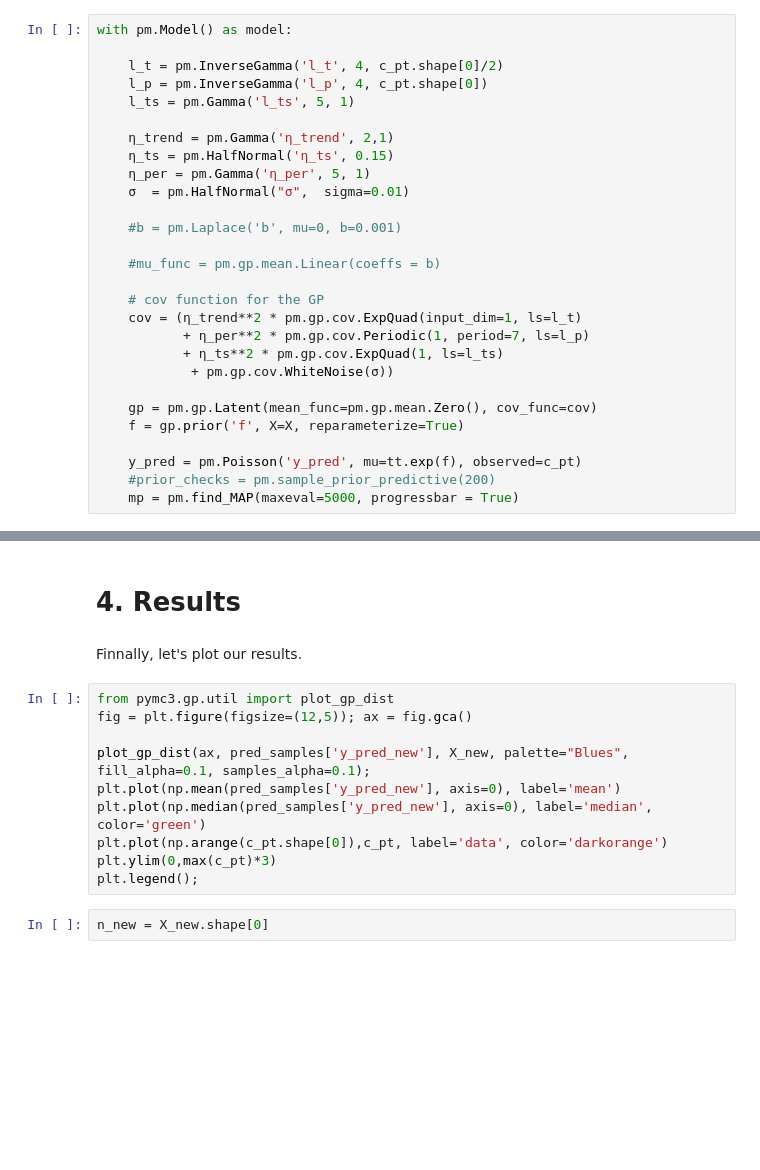
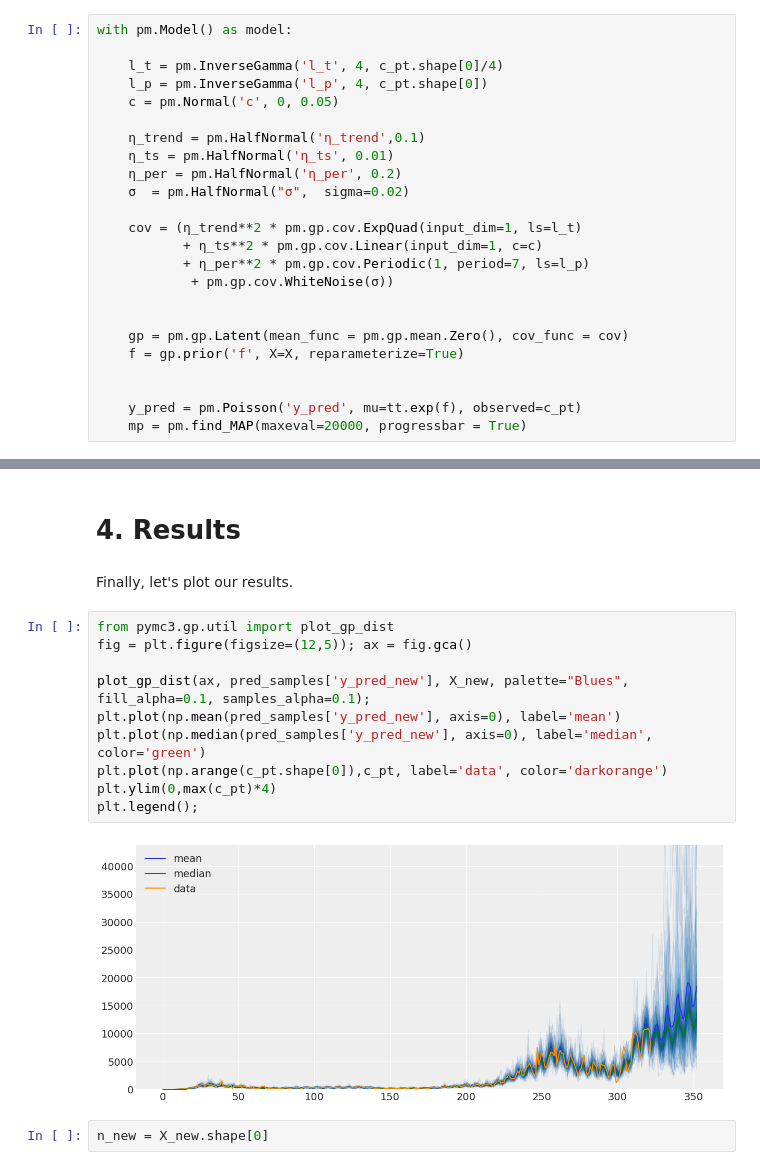
Before and after one commit to luisroque/hierarchical_ts_forecaster, a Jupyter notebook: notebooks/Forecasting new COVID19 cases in Portugal using Gaussian Processes.ipynb, the cells around one changed output, grey strips where cells are left out. Drawn from its saved outputs; the diff is of its cells as text; blank space fills up the shorter version.

```diff
--- a/notebooks/Forecasting new COVID19 cases in Portugal using Gaussian Processes.ipynb
+++ b/notebooks/Forecasting new COVID19 cases in Portugal using Gaussian Processes.ipynb
@@ -272,31 +334,27 @@ This way we remove the prior dependency of the density of $f$ on its hyperparame
 # %%
 with pm.Model() as model:
 
-    l_t = pm.InverseGamma('l_t', 4, c_pt.shape[0]/2)
+    l_t = pm.InverseGamma('l_t', 4, c_pt.shape[0]/4)
     l_p = pm.InverseGamma('l_p', 4, c_pt.shape[0])
-    l_ts = pm.Gamma('l_ts', 5, 1)
+    c = pm.Normal('c', 0, 0.05)
 
-    η_trend = pm.Gamma('η_trend', 2,1)
-    η_ts = pm.HalfNormal('η_ts', 0.15)
-    η_per = pm.Gamma('η_per', 5, 1)
-    σ  = pm.HalfNormal("σ",  sigma=0.01)
+    η_trend = pm.HalfNormal('η_trend',0.1)
+    η_ts = pm.HalfNormal('η_ts', 0.01)
+    η_per = pm.HalfNormal('η_per', 0.2)
+    σ  = pm.HalfNormal("σ",  sigma=0.02)
 
-    #b = pm.Laplace('b', mu=0, b=0.001)
-
-    #mu_func = pm.gp.mean.Linear(coeffs = b)
-
-    # cov function for the GP
     cov = (η_trend**2 * pm.gp.cov.ExpQuad(input_dim=1, ls=l_t)
+           + η_ts**2 * pm.gp.cov.Linear(input_dim=1, c=c)
            + η_per**2 * pm.gp.cov.Periodic(1, period=7, ls=l_p)
-           + η_ts**2 * pm.gp.cov.ExpQuad(1, ls=l_ts)
             + pm.gp.cov.WhiteNoise(σ))
 
-    gp = pm.gp.Latent(mean_func=pm.gp.mean.Zero(), cov_func=cov)
+
+    gp = pm.gp.Latent(mean_func = pm.gp.mean.Zero(), cov_func = cov)
     f = gp.prior('f', X=X, reparameterize=True)
 
+
     y_pred = pm.Poisson('y_pred', mu=tt.exp(f), observed=c_pt)
-    #prior_checks = pm.sample_prior_predictive(200)
-    mp = pm.find_MAP(maxeval=5000, progressbar = True)
+    mp = pm.find_MAP(maxeval=20000, progressbar = True)
 # %% [output]
 [interactive output not drawn]
 # %% [markdown]
@@ -317,17 +375,19 @@ with pm.Model() as model:
 # %% [markdown]
 # 4. Results
 # %% [markdown]
-Finnally, let's plot our results.
+Finally, let's plot our results.
 # %%
 from pymc3.gp.util import plot_gp_dist
 fig = plt.figure(figsize=(12,5)); ax = fig.gca()
 
 plot_gp_dist(ax, pred_samples['y_pred_new'], X_new, palette="Blues", fill_alpha=0.1, samples_alpha=0.1);
 plt.plot(np.mean(pred_samples['y_pred_new'], axis=0), label='mean')
 plt.plot(np.median(pred_samples['y_pred_new'], axis=0), label='median', color='green')
 plt.plot(np.arange(c_pt.shape[0]),c_pt, label='data', color='darkorange')
-plt.ylim(0,max(c_pt)*3)
+plt.ylim(0,max(c_pt)*4)
 plt.legend();
+# %% [output]
+[figure, added]
 # %%
 n_new = X_new.shape[0]
 # %% [markdown]
```
Also changed, not shown: parts of 12 cells of this notebook.
